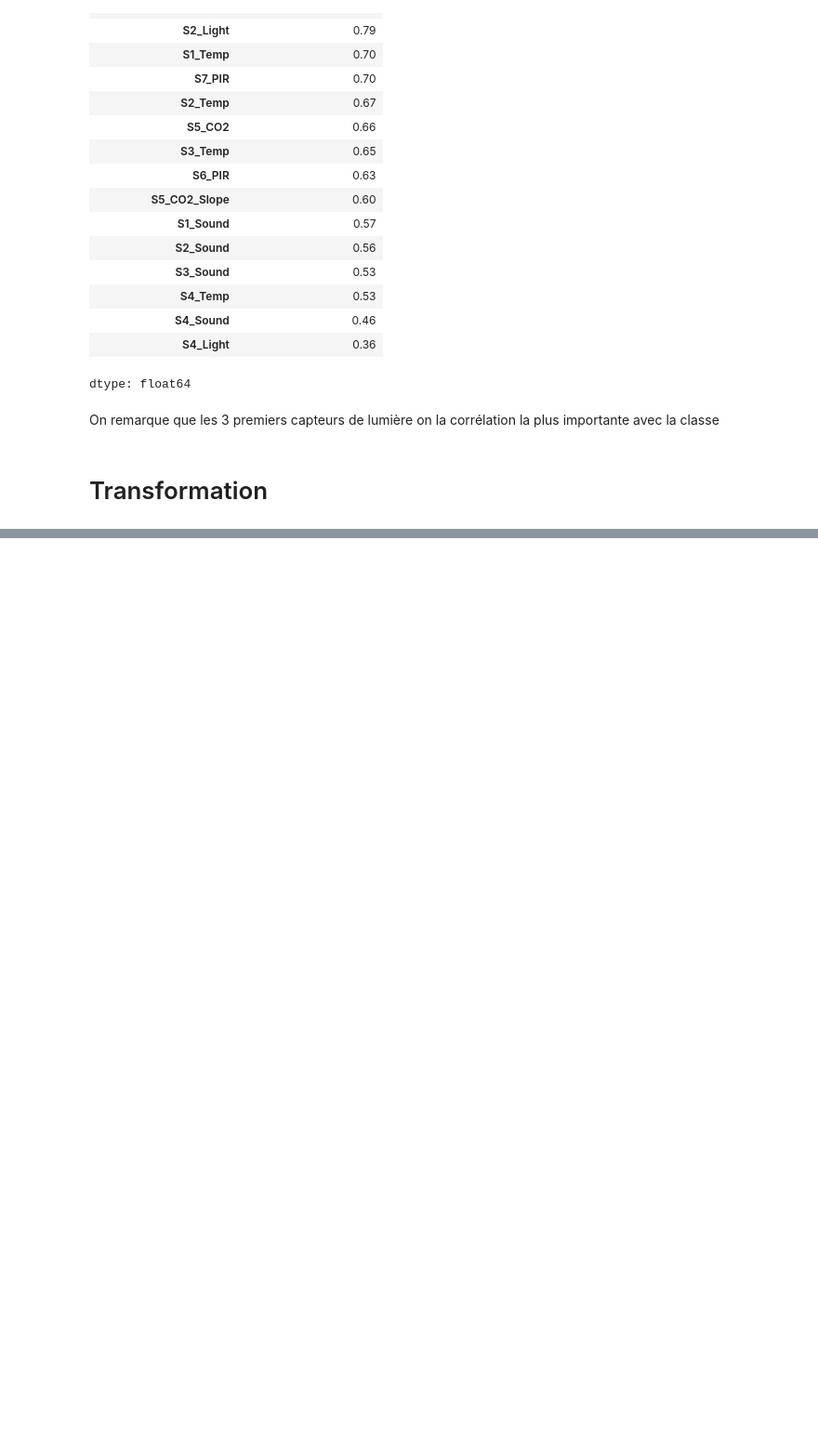
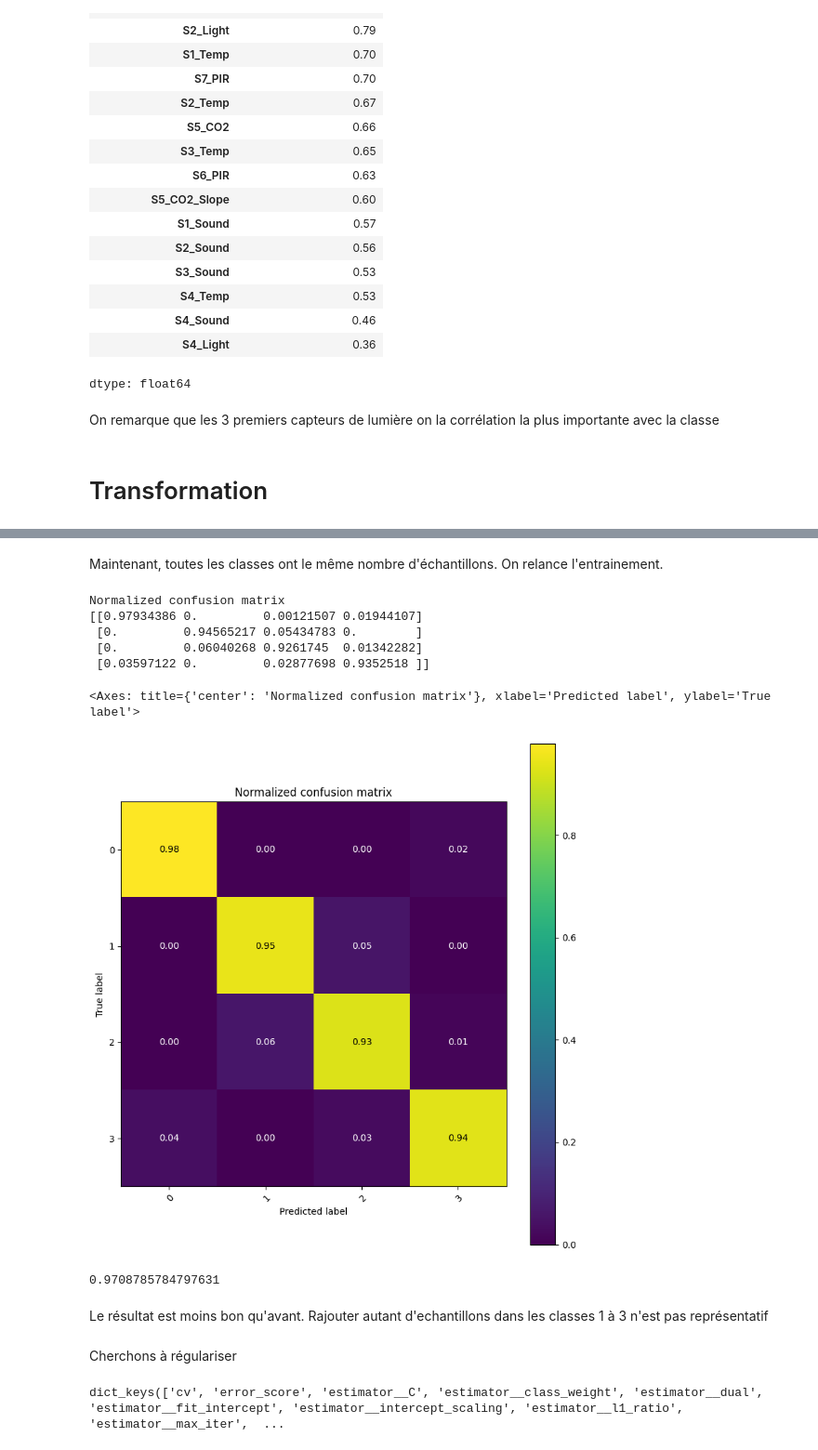
Before and after one commit to valentinedum/room_occupancy_estimation, a Jupyter notebook: notebooks/exploration.ipynb, the cells around one changed output, grey strips where cells are left out. Shown at 93% size. Drawn from its saved outputs; the diff is of its cells as text; code cells hidden in the pictures; blank space fills up the shorter version.

```diff
--- a/notebooks/exploration.ipynb
+++ b/notebooks/exploration.ipynb
@@ -211,0 +526,5 @@ On remarque que les 3 premiers capteurs de lumière on la corrélation la plus i
+# %%
+smote = SMOTE()
+
+X_train_balanced, y_train_balanced = smote.fit_resample(X_train, y_train)
+pd.value_counts(y_train_balanced)
@@ -211,0 +539,26 @@ On remarque que les 3 premiers capteurs de lumière on la corrélation la plus i
+# %% [markdown]
+Maintenant, toutes les classes ont le même nombre d'échantillons. On relance l'entrainement.
+# %%
+clf.fit(X_train_balanced, y_train_balanced)
+y_pred = clf.predict(X_test)
+plot_conf_mat(y_test, y_pred,class_names=np.array(sorted(set(y_test))))
+# %% [output]
+Normalized confusion matrix
+[[0.97934386 0.         0.00121507 0.01944107]
+ [0.         0.94565217 0.05434783 0.        ]
+ [0.         0.06040268 0.9261745  0.01342282]
+ [0.03597122 0.         0.02877698 0.9352518 ]]
+<Axes: title={'center': 'Normalized confusion matrix'}, xlabel='Predicted label', ylabel='True label'>
+[figure, added]
+# %%
+accuracy_score(y_pred, y_test)
+# %% [output]
+0.9708785784797631
+# %% [markdown]
+Le résultat est moins bon qu'avant. Rajouter autant d'echantillons dans les classes 1 à 3 n'est pas représentatif
+# %% [markdown]
+Cherchons à régulariser
+# %%
+GridSearchCV(LogisticRegression(multi_class='multinomial', solver='lbfgs', max_iter=500), [] ).get_params().keys()
+# %% [output]
+dict_keys(['cv', 'error_score', 'estimator__C', 'estimator__class_weight', 'estimator__dual', 'estimator__fit_intercept', 'estimator__intercept_scaling', 'estimator__l1_ratio', 'estimator__max_iter',  ...
```
Also changed, not shown: parts of 71 cells of this notebook.
